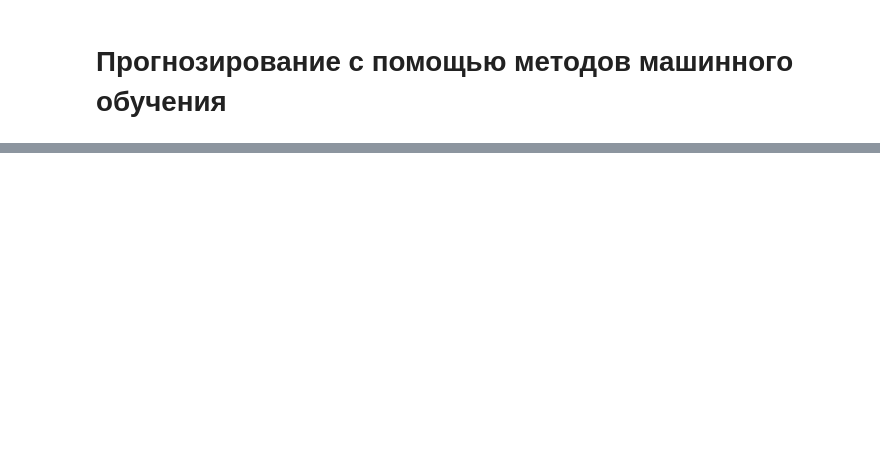
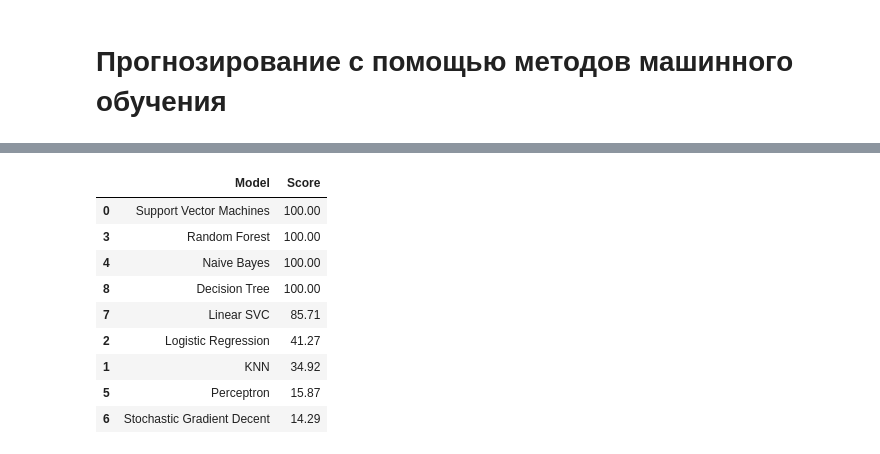
Before and after one commit to CosmDandy/-_4_-, a Jupyter notebook: analysis.ipynb, the cells around one changed output, grey strips where cells are left out. Drawn from its saved outputs; the diff is of its cells as text; code cells hidden in the pictures; blank space fills up the shorter version.

```diff
--- a/analysis.ipynb
+++ b/analysis.ipynb
@@ -1525,14 +1507,0 @@ MLPrediction(X_train, X_test, y_train['y1']).compare()
-# %%
-from sklearn.ensemble import RandomForestClassifier
-import matplotlib.pyplot as plt
-
-rfc = RandomForestClassifier()
-rfc.fit(X_train, preprocessing.LabelEncoder().fit_transform(y_train['y1']))
-importances = rfc.feature_importances_
-std = np.std([tree.feature_importances_ for tree in rfc.estimators_], axis=0)
-indices = np.argsort(importances)[::-1]
-plt.bar(range(X_train.shape[1]), importances[indices], color='r', yerr=std[indices], align='center')
-plt.xticks(range(X_train.shape[1]), indices)
-plt.xlabel('Features')
-plt.ylabel('Importance')
-plt.show()
@@ -1541,19 +1507,0 @@ plt.show()
-# %%
-from sklearn.model_selection import learning_curve
-
-y_train = y_train['y1']
-# y_train = preprocessing.LabelEncoder().fit_transform(y_train['y1'])
-estimator = RandomForestClassifier(n_estimators=1000, max_depth=100, min_samples_leaf=1)
-train_sizes, train_scores, test_scores = learning_curve(estimator, X_train, y_train, cv=2, n_jobs=-1)
-train_scores_mean = np.mean(train_scores, axis=1)
-train_scores_std = np.std(train_scores, axis=1)
-test_scores_mean = np.mean(test_scores, axis=1)
-test_scores_std = np.std(test_scores, axis=1)
-plt.plot(train_sizes, train_scores_mean, label='Training score')
-plt.fill_between(train_sizes, train_scores_mean - train_scores_std, train_scores_mean + train_scores_std, alpha=0.1)
-plt.plot(train_sizes, test_scores_mean, label='Cross-validation score')
-plt.fill_between(train_sizes, test_scores_mean - test_scores_std, test_scores_mean + test_scores_std, alpha=0.1)
-plt.xlabel('Number of training samples')
-plt.ylabel('Accuracy')
-plt.legend()
-plt.show()
@@ -1602,0 +1508,13 @@ plt.show()
+# %%
+MLPrediction(X_train, X_test, y_train['y2']).compare()
+# %% [output]
+|  | Model | Score |
+| 0 | Support Vector Machines | 100.00 |
+| 3 | Random Forest | 100.00 |
+| 4 | Naive Bayes | 100.00 |
+| 8 | Decision Tree | 100.00 |
+| 7 | Linear SVC | 85.71 |
+| 2 | Logistic Regression | 41.27 |
+| 1 | KNN | 34.92 |
+| 5 | Perceptron | 15.87 |
+| 6 | Stochastic Gradient Decent | 14.29 |
```
Also changed, not shown: parts of 78 cells of this notebook.
